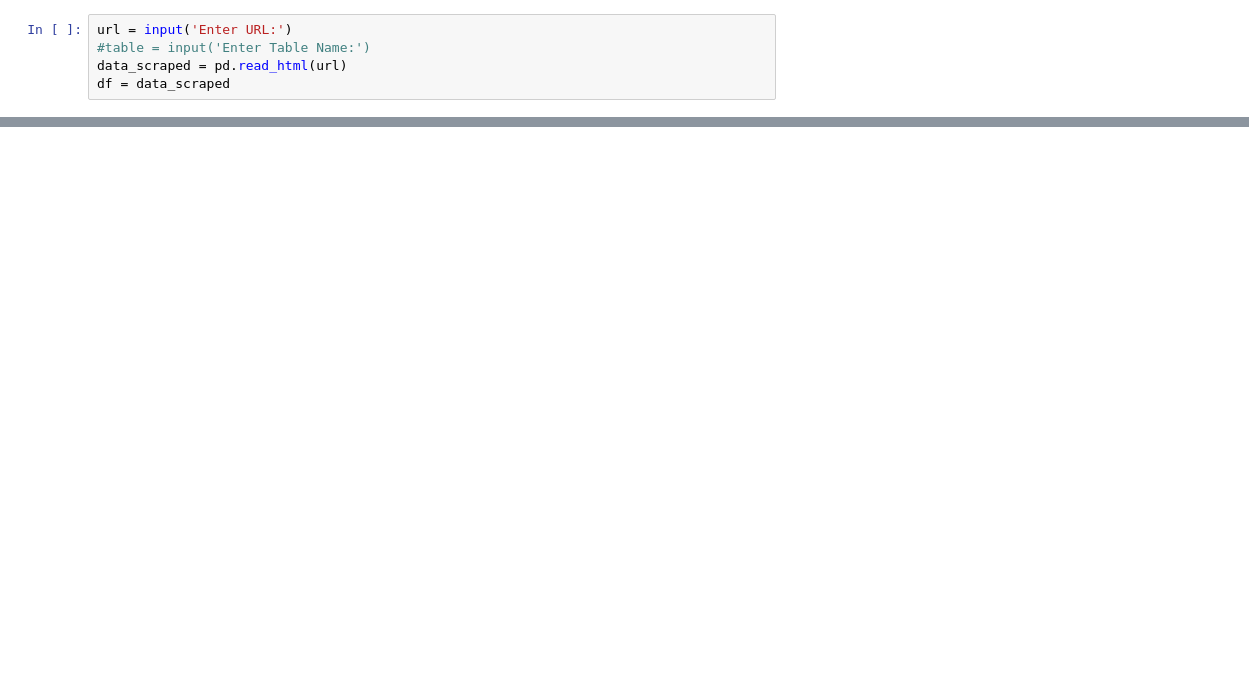
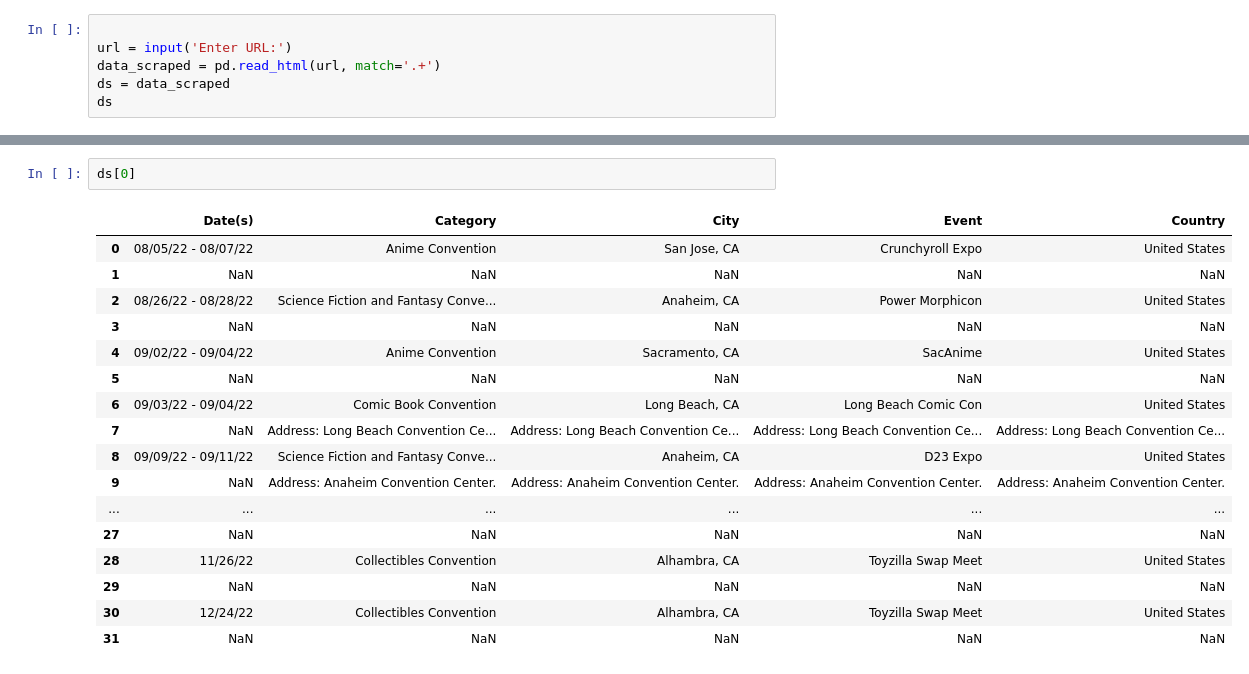
Before and after one commit to parcheesime/data-collection-methods, a Jupyter notebook: scraper_part1.ipynb, the cells around one changed output, grey strips where cells are left out. Drawn from its saved outputs; the diff is of its cells as text; blank space fills up the shorter version.

```diff
--- a/scraper_part1.ipynb
+++ b/scraper_part1.ipynb
@@ -6,5 +10,6 @@ from unicodedata import normalize
 # %%
+
 url = input('Enter URL:')
-#table = input('Enter Table Name:')
-data_scraped = pd.read_html(url)
-df = data_scraped
+data_scraped = pd.read_html(url, match='.+')
+ds = data_scraped
+ds
@@ -26,0 +60,20 @@ df[1]
+# %%
+ds[0]
+# %% [output]
+|  | Date(s) | Category | City | Event | Country |
+| 0 | 08/05/22 - 08/07/22 | Anime Convention | San Jose, CA | Crunchyroll Expo | United States |
+| 1 | NaN | NaN | NaN | NaN | NaN |
+| 2 | 08/26/22 - 08/28/22 | Science Fiction and Fantasy Conve... | Anaheim, CA | Power Morphicon | United States |
+| 3 | NaN | NaN | NaN | NaN | NaN |
+| 4 | 09/02/22 - 09/04/22 | Anime Convention | Sacramento, CA | SacAnime | United States |
+| 5 | NaN | NaN | NaN | NaN | NaN |
+| 6 | 09/03/22 - 09/04/22 | Comic Book Convention | Long Beach, CA | Long Beach Comic Con | United States |
+| 7 | NaN | Address: Long Beach Convention Ce... | Address: Long Beach Convention Ce... | Address: Long Beach Convention Ce... | Address: Long Beach Convention Ce... |
+| 8 | 09/09/22 - 09/11/22 | Science Fiction and Fantasy Conve... | Anaheim, CA | D23 Expo | United States |
+| 9 | NaN | Address: Anaheim Convention Center. | Address: Anaheim Convention Center. | Address: Anaheim Convention Center. | Address: Anaheim Convention Center. |
+| ... | ... | ... | ... | ... | ... |
+| 27 | NaN | NaN | NaN | NaN | NaN |
+| 28 | 11/26/22 | Collectibles Convention | Alhambra, CA | Toyzilla Swap Meet | United States |
+| 29 | NaN | NaN | NaN | NaN | NaN |
+| 30 | 12/24/22 | Collectibles Convention | Alhambra, CA | Toyzilla Swap Meet | United States |
+| 31 | NaN | NaN | NaN | NaN | NaN |
```
Also changed, not shown: parts of 10 cells of this notebook, 2 other files.
